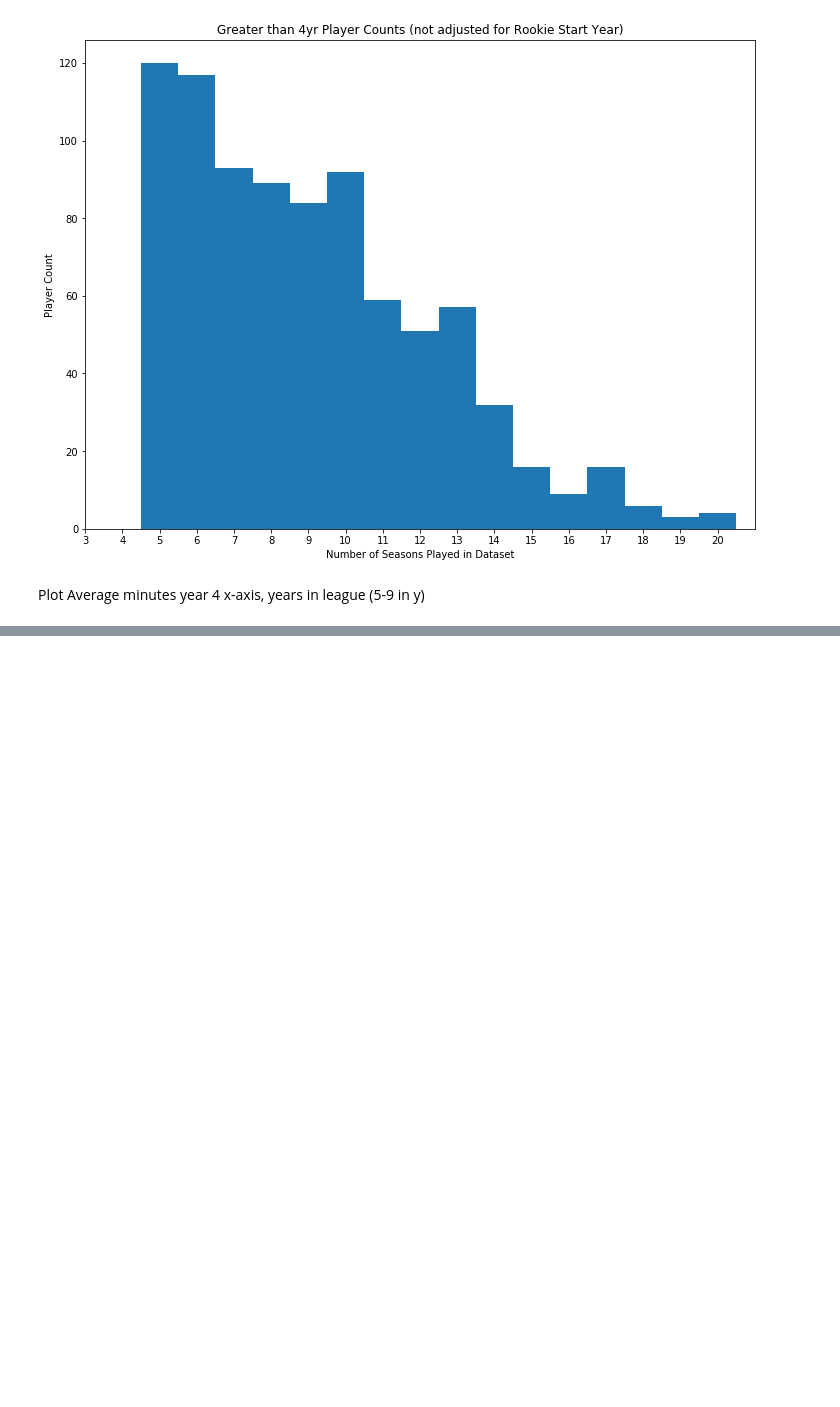
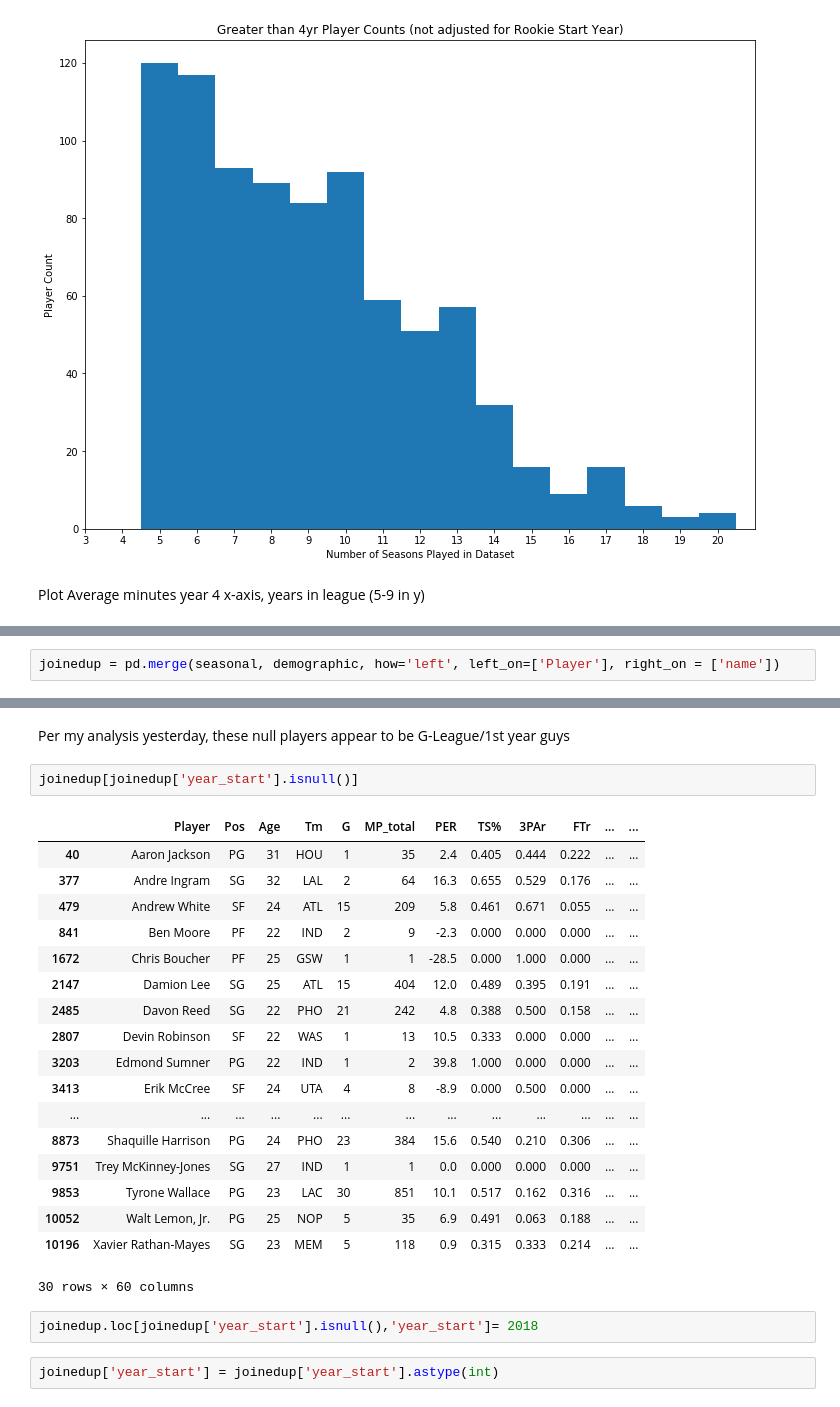
Before and after one commit to KirkAVoss/kv-capstone, a Jupyter notebook: NBAwinshare/EDA_and_Dev_Day2.ipynb, the cells around one changed output, grey strips where cells are left out. Cells and saved outputs as stored; diff of their text form; blank space fills up the shorter version.

```diff
--- a/NBAwinshare/EDA_and_Dev_Day2.ipynb
+++ b/NBAwinshare/EDA_and_Dev_Day2.ipynb
@@ -60,0 +119,2 @@ def add_years_in_league(df_seasonal, df_demo):
+# %%
+joinedup = pd.merge(seasonal, demographic, how='left', left_on=['Player'], right_on = ['name'])
@@ -60,0 +141,27 @@ def add_years_in_league(df_seasonal, df_demo):
+# %% [markdown]
+Per my analysis yesterday, these null players appear to be G-League/1st year guys
+# %%
+joinedup[joinedup['year_start'].isnull()]
+# %% [output]
+|  | Player | Pos | Age | Tm | G | MP_total | PER | TS% | 3PAr | FTr | ... | ... |
+| 40 | Aaron Jackson | PG | 31 | HOU | 1 | 35 | 2.4 | 0.405 | 0.444 | 0.222 | ... | ... |
+| 377 | Andre Ingram | SG | 32 | LAL | 2 | 64 | 16.3 | 0.655 | 0.529 | 0.176 | ... | ... |
+| 479 | Andrew White | SF | 24 | ATL | 15 | 209 | 5.8 | 0.461 | 0.671 | 0.055 | ... | ... |
+| 841 | Ben Moore | PF | 22 | IND | 2 | 9 | -2.3 | 0.000 | 0.000 | 0.000 | ... | ... |
+| 1672 | Chris Boucher | PF | 25 | GSW | 1 | 1 | -28.5 | 0.000 | 1.000 | 0.000 | ... | ... |
+| 2147 | Damion Lee | SG | 25 | ATL | 15 | 404 | 12.0 | 0.489 | 0.395 | 0.191 | ... | ... |
+| 2485 | Davon Reed | SG | 22 | PHO | 21 | 242 | 4.8 | 0.388 | 0.500 | 0.158 | ... | ... |
+| 2807 | Devin Robinson | SF | 22 | WAS | 1 | 13 | 10.5 | 0.333 | 0.000 | 0.000 | ... | ... |
+| 3203 | Edmond Sumner | PG | 22 | IND | 1 | 2 | 39.8 | 1.000 | 0.000 | 0.000 | ... | ... |
+| 3413 | Erik McCree | SF | 24 | UTA | 4 | 8 | -8.9 | 0.000 | 0.500 | 0.000 | ... | ... |
+| ... | ... | ... | ... | ... | ... | ... | ... | ... | ... | ... | ... | ... |
+| 8873 | Shaquille Harrison | PG | 24 | PHO | 23 | 384 | 15.6 | 0.540 | 0.210 | 0.306 | ... | ... |
+| 9751 | Trey McKinney-Jones | SG | 27 | IND | 1 | 1 | 0.0 | 0.000 | 0.000 | 0.000 | ... | ... |
+| 9853 | Tyrone Wallace | PG | 23 | LAC | 30 | 851 | 10.1 | 0.517 | 0.162 | 0.316 | ... | ... |
+| 10052 | Walt Lemon, Jr. | PG | 25 | NOP | 5 | 35 | 6.9 | 0.491 | 0.063 | 0.188 | ... | ... |
+| 10196 | Xavier Rathan-Mayes | SG | 23 | MEM | 5 | 118 | 0.9 | 0.315 | 0.333 | 0.214 | ... | ... |
+30 rows × 60 columns
+# %%
+joinedup.loc[joinedup['year_start'].isnull(),'year_start']= 2018
+# %%
+joinedup['year_start'] = joinedup['year_start'].astype(int)
```
Also changed, not shown: parts of 14 cells of this notebook.
